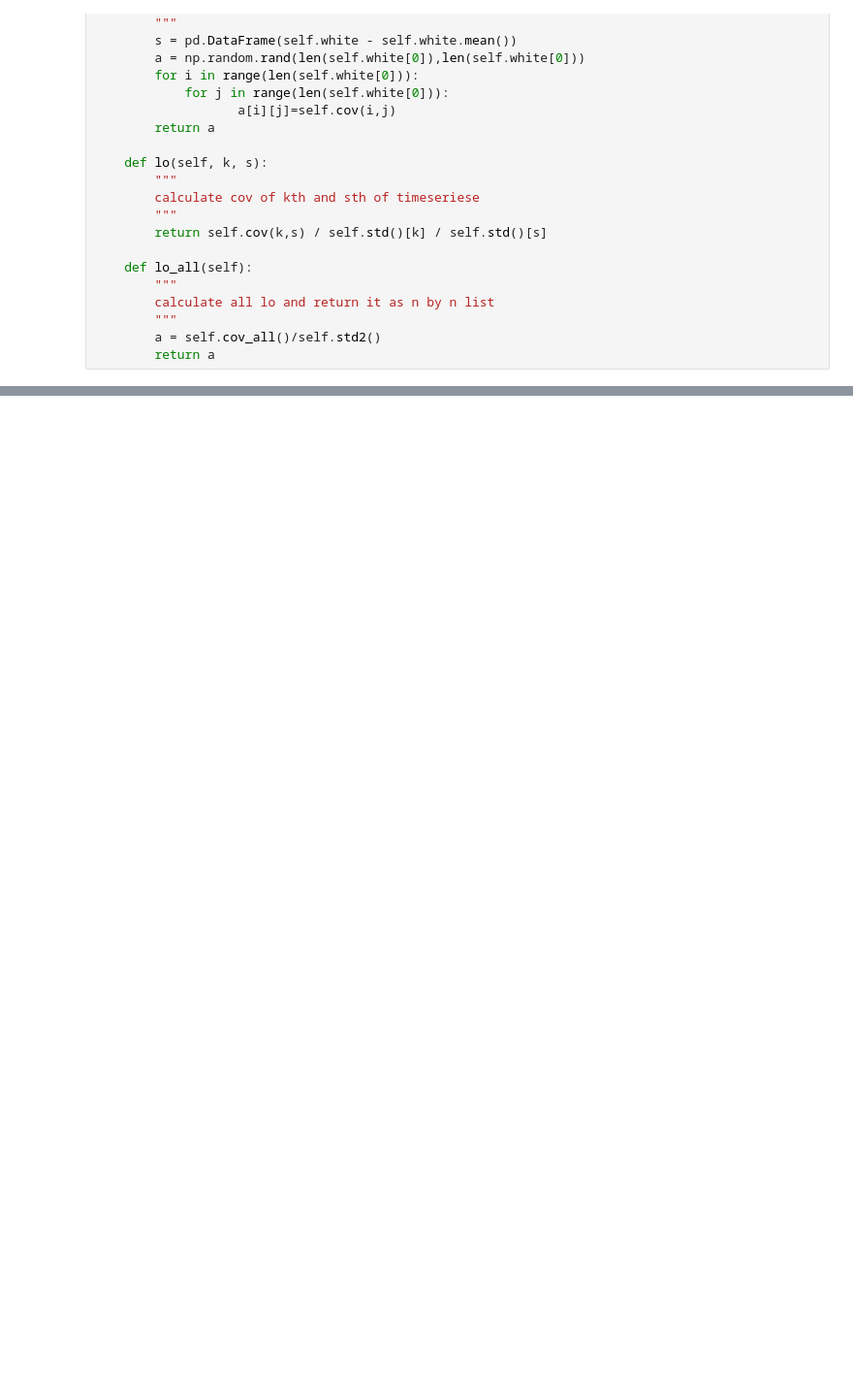
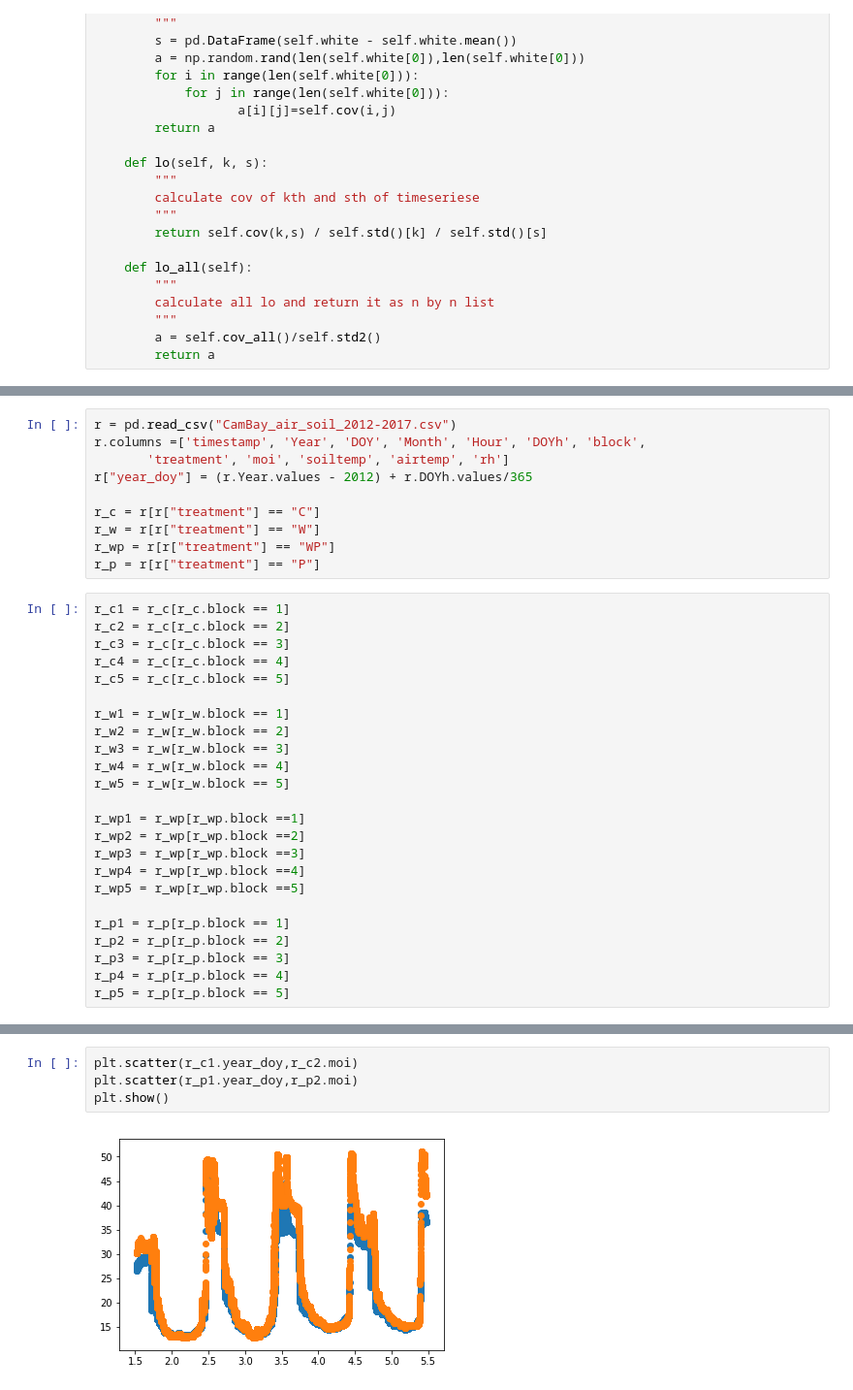
Before and after one commit to rosedaystory/gaussian-white-noise, a Jupyter notebook: gaussian_white_noise.ipynb, the cells around one changed output, grey strips where cells are left out. Shown at 97% size. Drawn from its saved outputs; the diff is of its cells as text; blank space fills up the shorter version.

```diff
--- a/gaussian_white_noise.ipynb
+++ b/gaussian_white_noise.ipynb
@@ -153,0 +114,34 @@ plt.show()
+# %%
+r = pd.read_csv("CamBay_air_soil_2012-2017.csv")
+r.columns =['timestamp', 'Year', 'DOY', 'Month', 'Hour', 'DOYh', 'block',
+       'treatment', 'moi', 'soiltemp', 'airtemp', 'rh']
+r["year_doy"] = (r.Year.values - 2012) + r.DOYh.values/365
+
+r_c = r[r["treatment"] == "C"]
+r_w = r[r["treatment"] == "W"]
+r_wp = r[r["treatment"] == "WP"]
+r_p = r[r["treatment"] == "P"]
+# %%
+r_c1 = r_c[r_c.block == 1]
+r_c2 = r_c[r_c.block == 2]
+r_c3 = r_c[r_c.block == 3]
+r_c4 = r_c[r_c.block == 4]
+r_c5 = r_c[r_c.block == 5]
+
+r_w1 = r_w[r_w.block == 1]
+r_w2 = r_w[r_w.block == 2]
+r_w3 = r_w[r_w.block == 3]
+r_w4 = r_w[r_w.block == 4]
+r_w5 = r_w[r_w.block == 5]
+
+r_wp1 = r_wp[r_wp.block ==1]
+r_wp2 = r_wp[r_wp.block ==2]
+r_wp3 = r_wp[r_wp.block ==3]
+r_wp4 = r_wp[r_wp.block ==4]
+r_wp5 = r_wp[r_wp.block ==5]
+
+r_p1 = r_p[r_p.block == 1]
+r_p2 = r_p[r_p.block == 2]
+r_p3 = r_p[r_p.block == 3]
+r_p4 = r_p[r_p.block == 4]
+r_p5 = r_p[r_p.block == 5]
@@ -153,0 +169,6 @@ plt.show()
+# %%
+plt.scatter(r_c1.year_doy,r_c2.moi)
+plt.scatter(r_p1.year_doy,r_p2.moi)
+plt.show()
+# %% [output]
+[figure, added]
```
Also changed, not shown: parts of 14 cells of this notebook.
